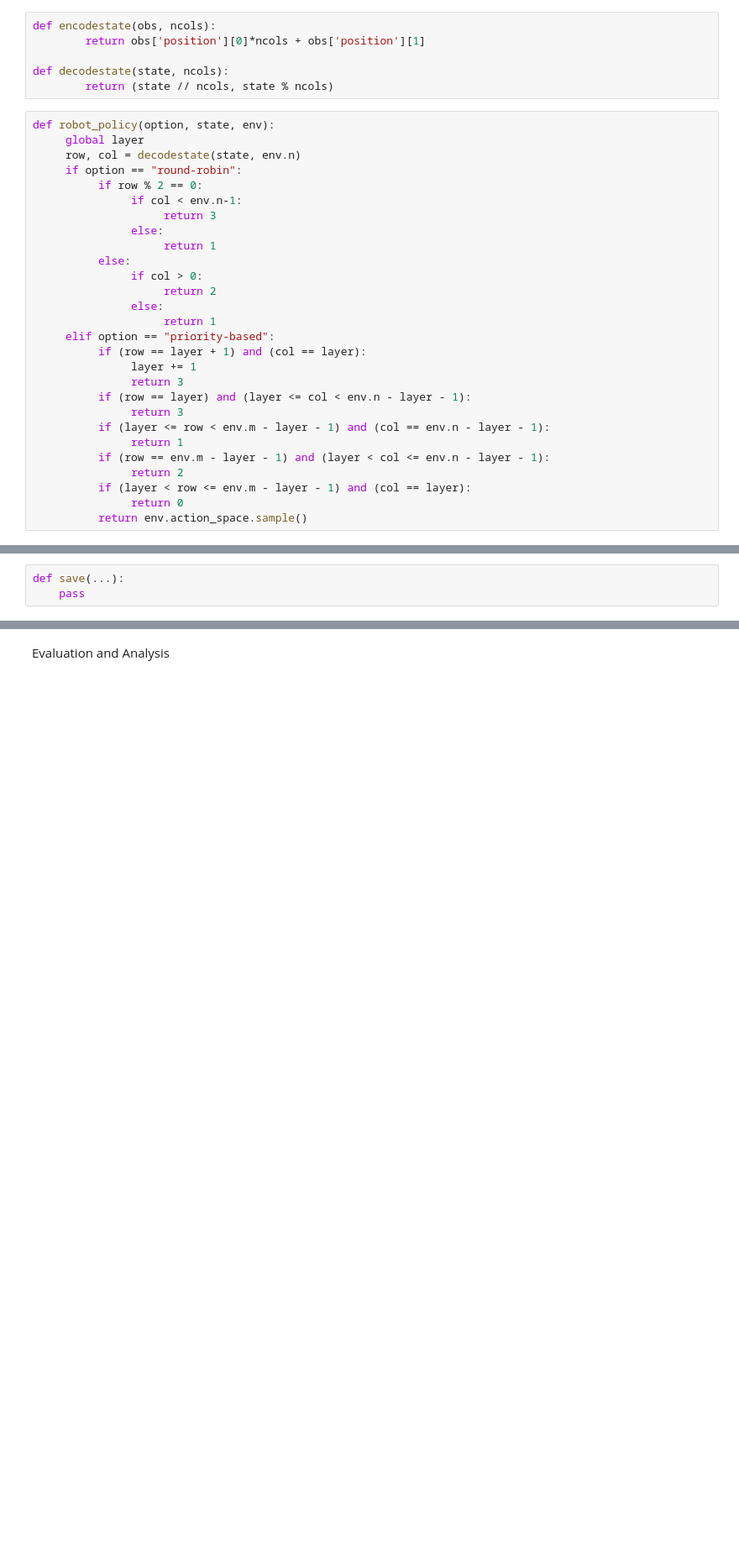
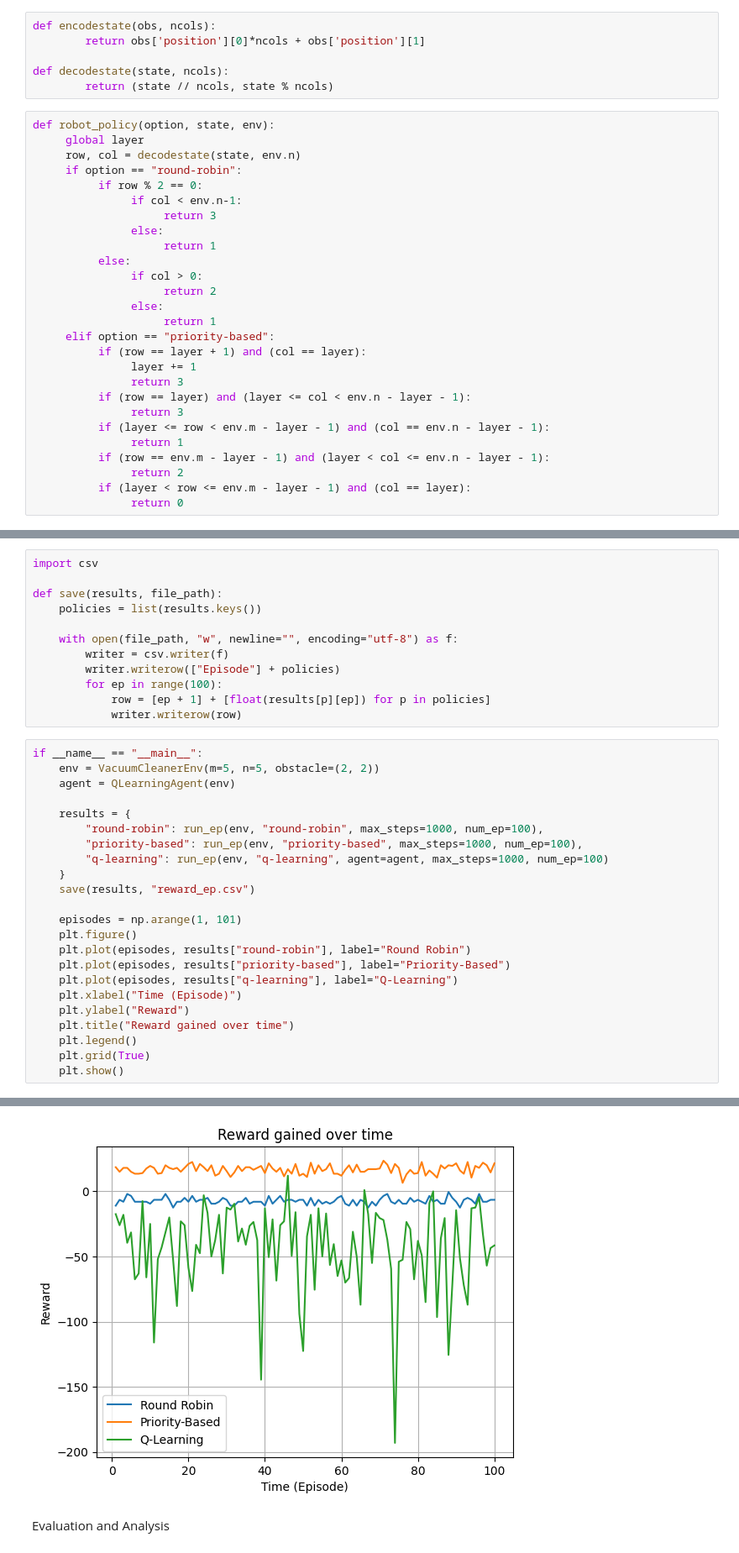
Before and after one commit to ovapil/RLNT549-Q21-Labs, a Jupyter notebook: LAB2/Lab2.ipynb, the cells around one changed output, grey strips where cells are left out. Shown at 84% size. Cells and saved outputs as stored; diff of their text form; blank space fills up the shorter version.

```diff
--- a/LAB2/Lab2.ipynb
+++ b/LAB2/Lab2.ipynb
@@ -471,4 +480,3 @@ def robot_policy(option, state, env):
                return 2
           if (layer < row <= env.m - layer - 1) and (col == layer):
                return 0
-          return env.action_space.sample()
@@ -519,3 +514,36 @@ Episode finished with total reward: -6.5
 # %%
-def save(...):
-    pass
+import csv
+
+def save(results, file_path):
+    policies = list(results.keys())
+
+    with open(file_path, "w", newline="", encoding="utf-8") as f:
+        writer = csv.writer(f)
+        writer.writerow(["Episode"] + policies)
+        for ep in range(100):
+            row = [ep + 1] + [float(results[p][ep]) for p in policies]
+            writer.writerow(row)
+# %%
+if __name__ == "__main__":
+    env = VacuumCleanerEnv(m=5, n=5, obstacle=(2, 2))
+    agent = QLearningAgent(env)
+
+    results = {
+        "round-robin": run_ep(env, "round-robin", max_steps=1000, num_ep=100),
+        "priority-based": run_ep(env, "priority-based", max_steps=1000, num_ep=100),
+        "q-learning": run_ep(env, "q-learning", agent=agent, max_steps=1000, num_ep=100)
+    }
+    save(results, "reward_ep.csv")
+
+    episodes = np.arange(1, 101)
+    plt.figure()
+    plt.plot(episodes, results["round-robin"], label="Round Robin")
+    plt.plot(episodes, results["priority-based"], label="Priority-Based")
+    plt.plot(episodes, results["q-learning"], label="Q-Learning")
+    plt.xlabel("Time (Episode)")
+    plt.ylabel("Reward")
+    plt.title("Reward gained over time")
+    plt.legend()
+    plt.grid(True)
+    plt.show()
+# %% [output]
@@ -522,3 +567,4 @@ def save(...):
+[figure, added]
 # %% [markdown]
 Evaluation and Analysis
 # %% [markdown]
```
Also changed, not shown: parts of 5 cells of this notebook, 2 other files.
